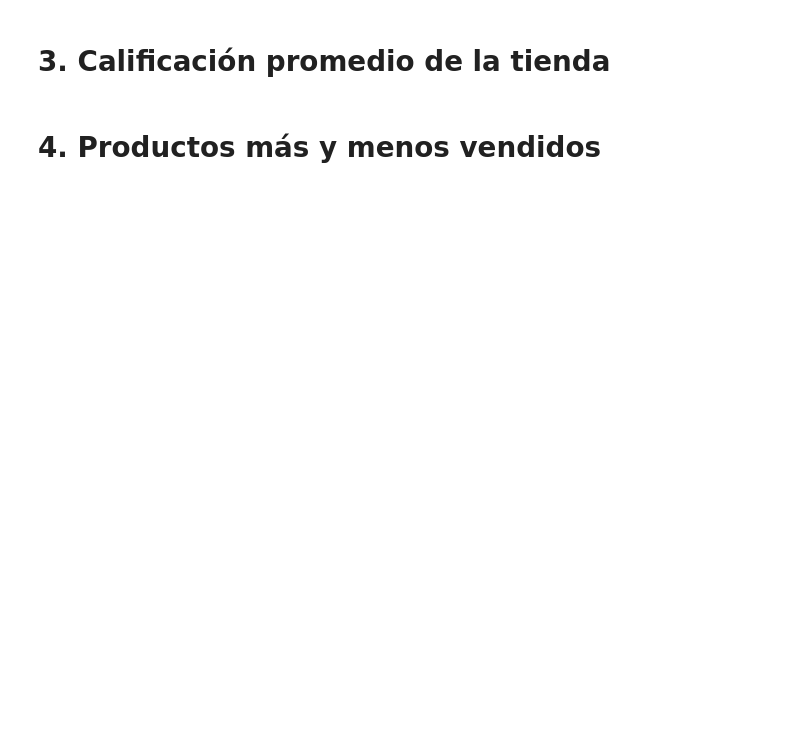
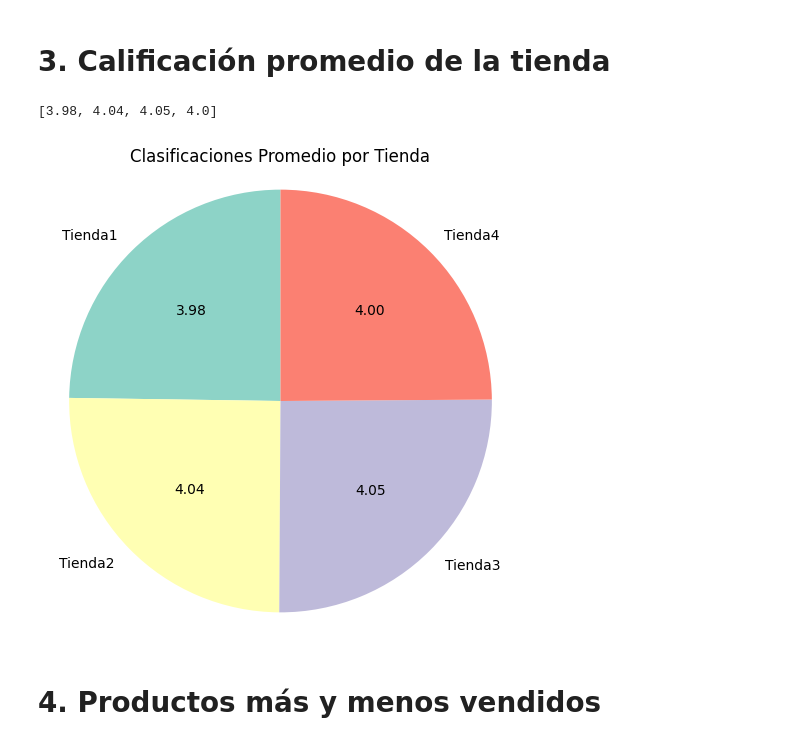
Before and after one commit to robis-sallop/challenge1-data-science-latam, a Jupyter notebook: AluraStoreLatam.ipynb, the cells around one changed output. Drawn from its saved outputs; the diff is of its cells as text; code cells hidden in the pictures; blank space fills up the shorter version.

```diff
--- a/AluraStoreLatam.ipynb
+++ b/AluraStoreLatam.ipynb
@@ -67,4 +143,27 @@ from matplotlib import pyplot as plt
 # %% [markdown]
 # 3. Calificación promedio de la tienda
+# %%
+def valoracion_promedio(tienda):
+  promedio = round(tienda['Calificación'].sum()/len(tienda),2)
+  return promedio
+# %%
+valores = [valoracion_promedio(tienda) for tienda in tiendas]
+print(valores)
+def mostrar_valor(pct, valores):
+    total = sum(valores)
+    valor = pct * total / 100.0
+    return f'{valor:.2f}'
+
+plt.figure(figsize=(6, 6))
+colores = mpl.colormaps['Set3']
+colors = [colores(i) for i in range(len(nombres))]
+plt.pie(valores, labels=nombres, autopct=lambda pct: mostrar_valor(pct, valores),
+        startangle=90, colors=colors)
+plt.title('Clasificaciones Promedio por Tienda')
+plt.axis('equal')
+plt.show()
+# %% [output]
+[3.98, 4.04, 4.05, 4.0]
+[figure, added]
 # %% [markdown]
 # 4. Productos más y menos vendidos
```
Also changed, not shown: parts of 17 cells of this notebook.
